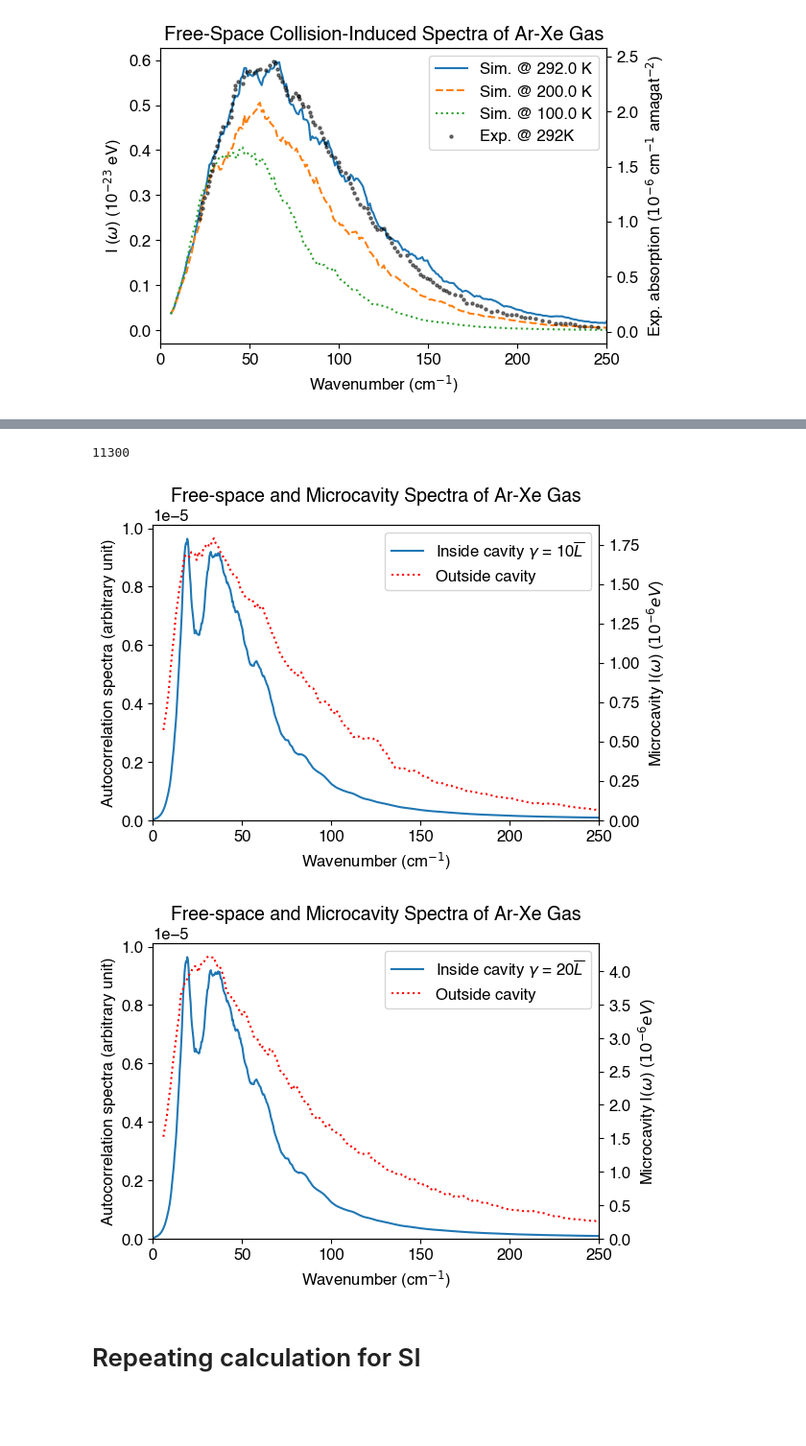
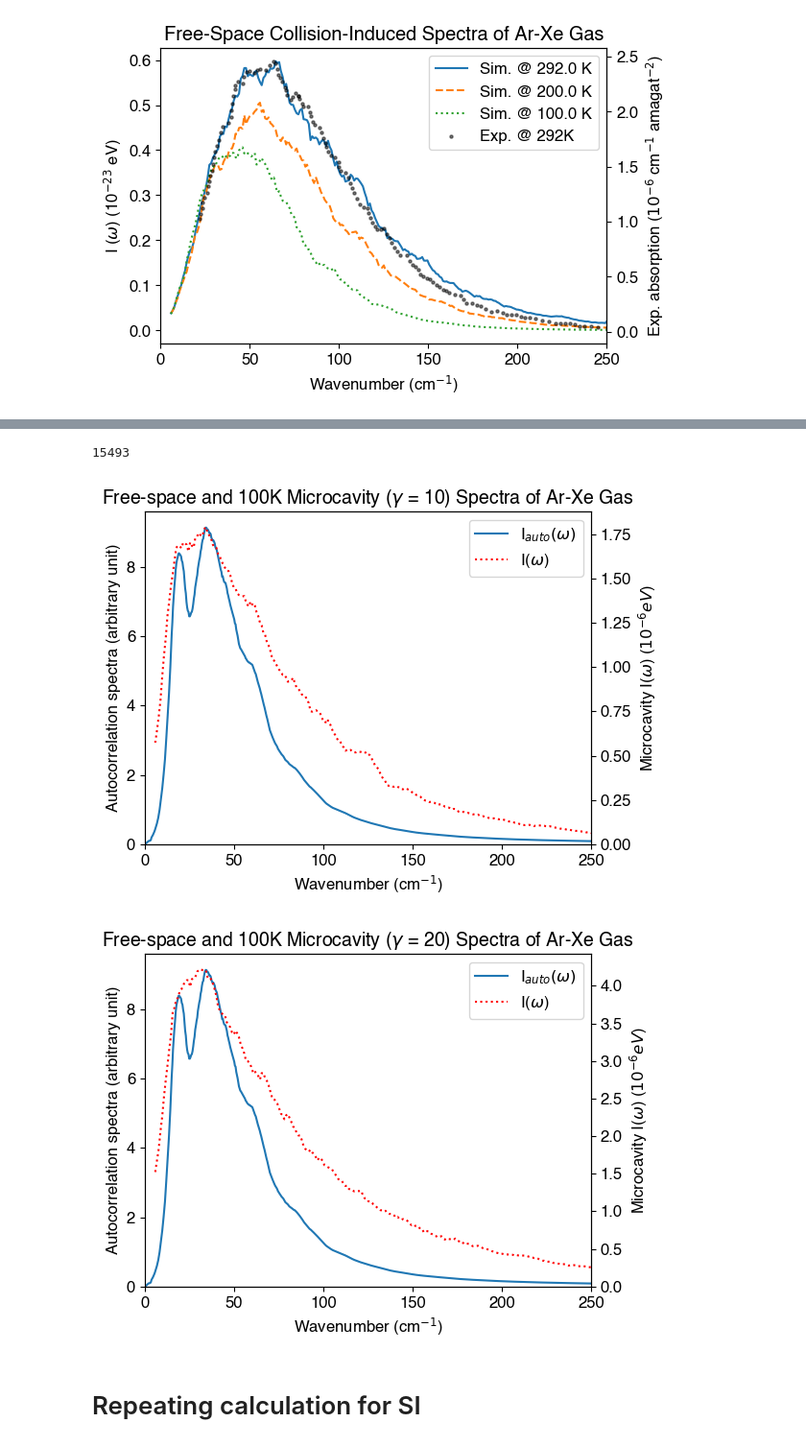
Before and after one commit to RibeiroGroup/Molecular-Dynamics-for-CIS, a Jupyter notebook: src/analyze_monte_carlo.ipynb, the cells around one changed output, grey strips where cells are left out. Shown at 96% size. Drawn from its saved outputs; the diff is of its cells as text; code cells hidden in the pictures; blank space fills up the shorter version.

```diff
--- a/src/analyze_monte_carlo.ipynb
+++ b/src/analyze_monte_carlo.ipynb
@@ -293,7 +311,8 @@ for i,(temp, freefield_result_path) in enumerate(FREEFIELD_RESULT_512_DICT.items
     o, f = moving_average(omega_profile, rad_profile, w = 20)
     f = f[o > 5]
     o = o[o > 5]
-    ax.plot(o, f, label = "Autocorrelation, {} K".format(temp),  color = colors_list[i])
+    f *= 1e5
+    ax.plot(o, f, label = r"$I_{auto}(\omega)$,"+" {} K".format(temp),  color = colors_list[i])
 
     o,f = freefield_data[temp]
     tax.plot(
@@ -314,5 +333,5 @@ ax.set_xlabel(r"Wavenumber (cm$^{-1}$)")
 
 ax.set_title("Free-Space Collision-Induced Spectra of Ar-Xe Gas")
 
-fig.savefig('SIfig/Figure/autocor_freefield0K.jpeg',dpi = 600, bbox_inches = 'tight')
+fig.savefig('SIfig/figure/autocor_freefield0K.jpeg',dpi = 600, bbox_inches = 'tight')
 # %% [output]
@@ -451,7 +470,7 @@ for f_, (no_collision, result_dict) in enumerate(foo.items()):
             convert_function = {
                 'energy': red.convert_energy,
                 'wavenumber':red.convert_wavenumber},
-            mode = 'abs_dev'
+            mode = 'std'
         )
         rad_profile.append(rad_profile1)
 
@@ -532,7 +551,7 @@ foo = {
 limit = {'256':80, '512':40, '768':15}
 colors = ['r', 'b']
 
-fig,ax = plt.subplots(1, figsize = (6,4))
+fig,ax = plt.subplots(1, figsize = (6,4.5))
 tax = ax.twinx()
 
 spec_calculator = spectra_utils.DipoleSpectra(
@@ -568,8 +587,9 @@ for id, (no_collision, result_dict) in enumerate(foo.items()):
     rad_profile = np.mean(rad_profile, axis = 0)
 
     o, f = moving_average(omega_profile, rad_profile, w = 20)
+    f *= 1e6
     ax.plot(
-        o, f, label = 'Autocorrelation, {} collisions'.format(no_collision),
+        o, f, label = r'I$_{auto}(\omega)$' + ', {} collisions'.format(no_collision),
         color=colors[id])
     # to here for rad profile - end of copy
 
@@ -582,7 +602,7 @@ for id, (no_collision, result_dict) in enumerate(foo.items()):
     tax.set_xlim(0, 250)
     #tax.set_ylim(0, 0.41)
 
-    ax.set_ylabel(r"Autocorrelation Spectra (Arbitray unit)")
+    ax.set_ylabel(r"Autocorrelation Spectra (Arbitrary unit)")
     tax.set_ylabel(r"Microcavity I($\omega$), ($10^{-6}$ eV)")
 
 ax.plot(
@@ -600,9 +620,9 @@ ax.set_xlabel(r'Wavenumber (cm$^{-1}$)')
 
 ax.legend()
 
-ax.set_title(r"Free-space and Microcavity ($\gamma = 20\overline{L}$) Spectra")
+ax.set_title(r"Free-space and 0K Microcavity ($\gamma = 20\overline{L}$) Spectra")
 
-fig.savefig("SIfig/figure/auto_0Kcavity_spectrum.jpeg",dpi = 600,bbox_inches = 'tight')
+fig.savefig("SIfig/figure/autocor_cavity0K.jpeg",dpi = 600,bbox_inches = 'tight')
 
 gc.collect()
 # %% [output]
@@ -758,8 +778,8 @@ limit = {'256':40, '512':40, '768':15}
 colors = ['r', 'b', 'g']
 ct_label = {'Lxy1e1': "10", "Lxy2e1":"20"}
 
-fig1,ax1 = plt.subplots(figsize = (6,4))
-fig2,ax2 = plt.subplots(figsize = (6,4))
+fig1,ax1 = plt.subplots(figsize = (6,4.5))
+fig2,ax2 = plt.subplots(figsize = (6,4.5))
 
 tax1 = ax1.twinx()
 tax2 = ax2.twinx()
@@ -770,7 +790,7 @@ tax = [tax1, tax2]
 max_r = {}
 
 spec_calculator2 = spectra_utils.DipoleSpectra(
-    dtps = 1e-2, time_frame = (0,30),
+    dtps = 1e-2, time_frame = (0,25),
     convert_function = {
         'energy': red.convert_energy,
         'wavenumber':red.convert_wavenumber,
@@ -808,8 +828,9 @@ for f_, (no_collision, result_dict) in enumerate(foo.items()):
         omega_profile, rad_profile = spec_calculator()
         rad_profile = np.mean(rad_profile, axis = 0)
 
-        o, f = moving_average(omega_profile, rad_profile, w = 10)
-        ax[i].plot(o, f, label = r'Inside cavity $\gamma$ = {}'.format(ct_label[temp]) + r'$\overline{L}$' )
+        o, f = moving_average(omega_profile, rad_profile, w = 20)
+        f *= 1e6
+        ax[i].plot(o, f, label = r'I$_{auto}(\omega)$' )
         # to here for rad profile - end of copy
 
 
@@ -824,41 +845,41 @@ for f_, (no_collision, result_dict) in enumerate(foo.items()):
 
         ax[i].set_xlim(0, 250)
         ax[i].set_ylim(bottom = 0)
 
         ax[i].plot(
-            [], [], label = "Outside cavity" ,
+            [], [], label = r"I($\omega$)" ,
             linestyle = linestyle_list[2],color=colors[0]
         )
 
-        ax[i].set_title(r"Free-space and Microcavity Spectra of Ar-Xe Gas", fontsize = 14)
+        ax[i].set_title(
+            r"Free-space and 100K Microcavity ($\gamma$ = {})".format(ct_label[temp]) + " Spectra of Ar-Xe Gas",
+            fontsize = 14)
 """
 ax[0].plot(
     [], [], label = "Outside cavity, rescale" ,
     linestyle = linestyle_list[2],color=colors[1]
 )
 """
 
 #ax[0].set_ylim(0, 1.9)
 #ax[1].set_ylim(0, 4.5)
 ax[0].set_xlabel(r'Wavenumber (cm$^{-1}$)')
 ax[1].set_xlabel(r'Wavenumber (cm$^{-1}$)')
 
 #ax[0].annotate(r'$\gamma = 10\bar{L}$',xy = (0.7,0.6), xycoords = 'axes fraction', fontsize = 'x-large')
 #ax[1].annotate(r'$\gamma = 20\bar{L}$',xy = (0.7,0.6), xycoords = 'axes fraction', fontsize = 'x-large')
 
 #ax[0].legend(loc='lower center', bbox_to_anchor=(0.5, 1.0), ncol=2)
 ax[0].legend()
 ax[1].legend()
 
-#fig[1].savefig("MSfig/figure/boltzmann_cavity_spectrum.jpeg",dpi = 600,bbox_inches = 'tight')
-#fig[0].savefig("SIfig2619568/figure/boltzmann_cavity_spectrum_10L.jpeg",dpi = 600,bbox_inches = 'tight')
-#fig[1].savefig("SIfig/figure/boltzmann_cavity_spectrum_20L.jpeg",dpi = 600,bbox_inches = 'tight')
+fig[1].savefig("SIfig/figure/autocor_cavity100K_20L.jpeg",dpi = 600,bbox_inches = 'tight')
 
 gc.collect()
 # %% [output]
-11300
+15493
-[figure, old version]
+[figure, new version]
-[figure, old version]
+[figure, new version]
 # %%
 directory_dict = categorizing_pickle(CAVITYFIELD_RESULT_512b_DICT['Lxy2e1'], '')
 path = directory_dict[4]
```
Also changed, not shown: parts of 7 cells of this notebook, 19 other files.
